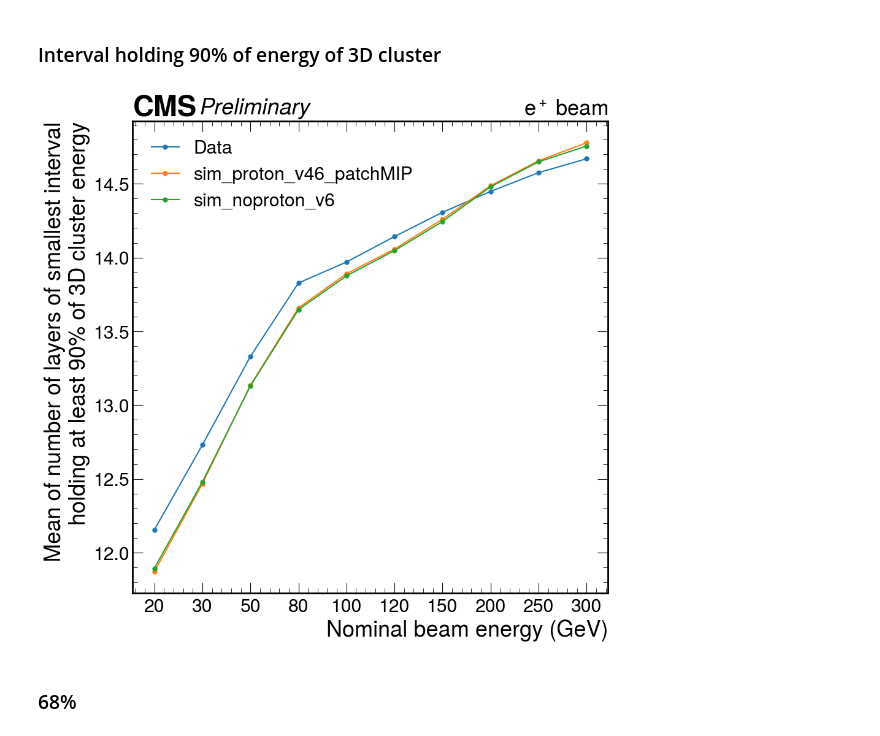
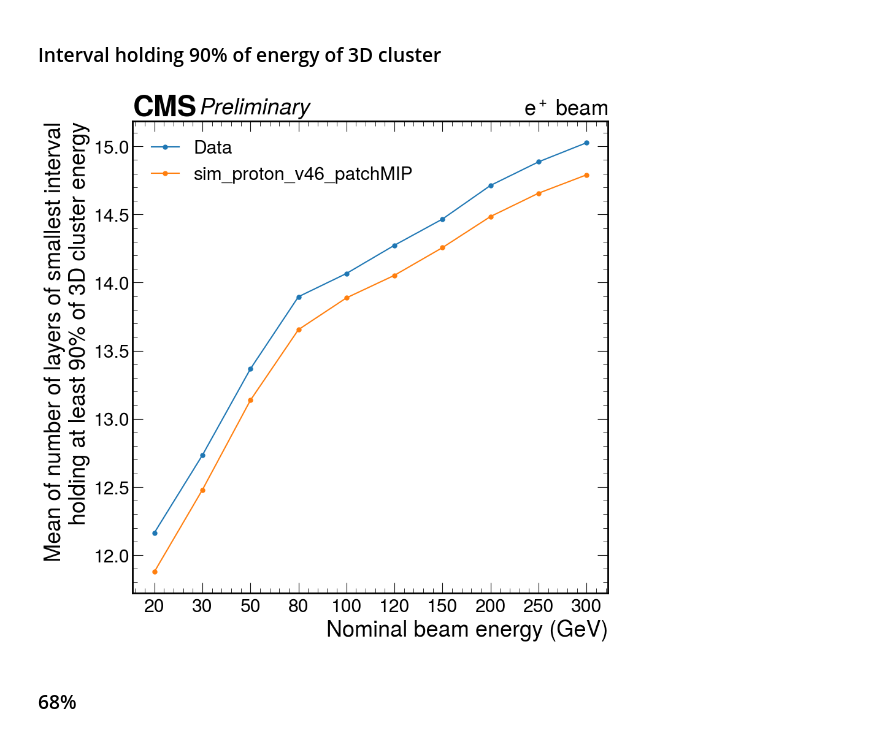
Before and after one commit to tcuisset/HgcalClue3DClusteringPlotting, a Jupyter notebook: longitudinalProfile/lengthOfLayerInterval.ipynb, the cells around one changed output. Drawn from its saved outputs; the diff is of its cells as text; code cells hidden in the pictures.

Commit message:
Longitudinal profile plot improvements for report

```diff
--- a/longitudinalProfile/lengthOfLayerInterval.ipynb
+++ b/longitudinalProfile/lengthOfLayerInterval.ipynb
@@ -19,7 +19,7 @@ from HistogramLib.store import HistogramStore
 from hists.parameters import beamEnergies
 from hists.store import HistogramId
 # %%
-hist_folder = '/grid_mnt/data_cms_upgrade/cuisset/testbeam18/clue3d/v38'
+hist_folder = '/grid_mnt/data_cms_upgrade/cuisset/testbeam18/clue3d/v41'
 #clueParams = "single-file"
 clueParams = "cmssw"
 histStore = HistogramStore(hist_folder, HistogramId)
@@ -156,10 +156,10 @@ def makePlotProfile_fctBeamEnergy(intervalEnergyFraction:str, datatypes, maskLay
 ### Interval holding 90% of energy of 3D cluster
 # %%
 #["data", "sim_proton_v7", "sim_proton_v46_patchMIP", "sim_noproton_v6"]
-makePlotProfile_fctBeamEnergy("0.9", ["data", "sim_proton_v46_patchMIP", "sim_noproton_v6"])
+makePlotProfile_fctBeamEnergy("0.9", ["data", "sim_proton_v46_patchMIP"])
 #makePlotProfile_fctBeamEnergy("0.9", ["data", "sim_proton_v46_patchMIP"], maskLayer="maskLayer10")
 # %% [output]
-[figure, old version]
+[figure, new version]
 # %% [markdown]
 ### 68%
 # %%
```
Also changed, not shown: parts of 4 cells of this notebook, 12 other files.
